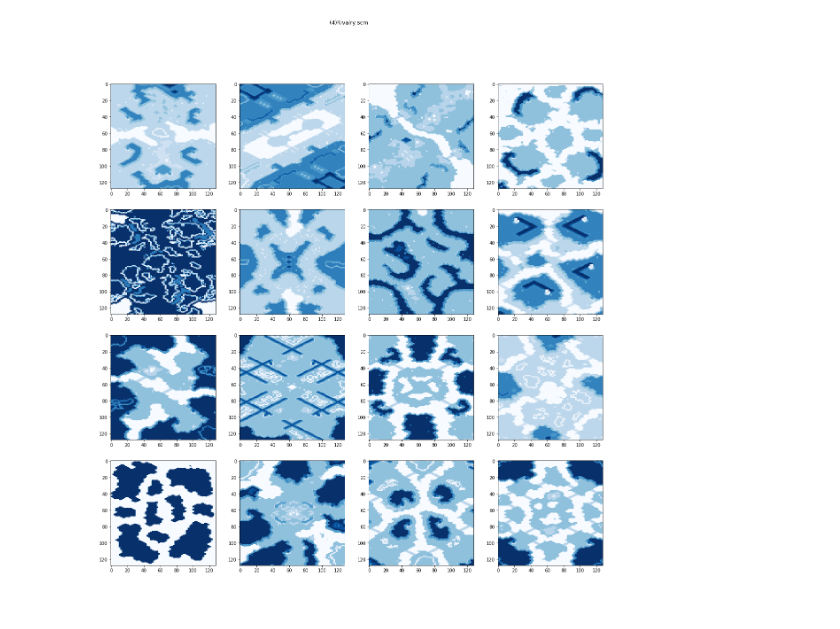
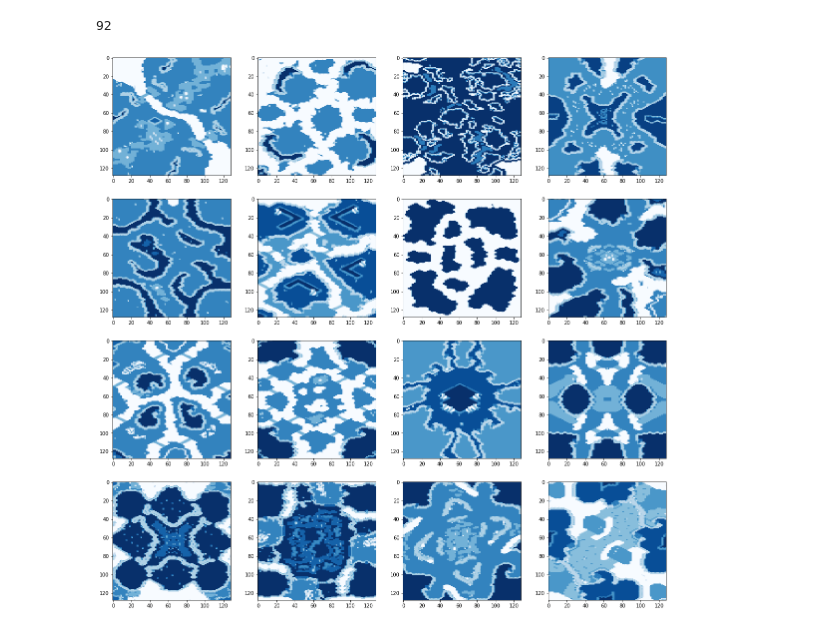
Before and after one commit to joankaradimov/random-map-generator, a Jupyter notebook: model/0-data-exploration.ipynb, the cells around one changed output. Saved outputs shown, nothing was run; the diff lists cells and outputs as text; code cells hidden in the pictures.

```diff
--- a/model/0-data-exploration.ipynb
+++ b/model/0-data-exploration.ipynb
@@ -13,7 +13,7 @@ scenarios += process_scenarios(os.path.join(config.STARCRAFT_ROOT, 'Maps'))
 for directory in config.MAP_DIRECTORIES:
     scenarios += process_scenarios(directory)
 # %%
-four_player_jungle_scenarios = [x for x in scenarios if x.human_players == 4 and x.tileset == Tileset.JUNGLE and x.width == 128 and x.height == 128]
+four_player_jungle_scenarios = [x for x in scenarios if x.alliances == 4 and x.human_players == 4 and x.tileset == Tileset.JUNGLE and x.width == 128 and x.height == 128]
 # %%
 %matplotlib inline
 # %%
@@ -30,17 +31,20 @@ def get_height_map(tile):
     return np.average(minitile_heights(tile.minitiles)) + \
            np.average(minitile_walkability(tile.minitiles) * 0.5) + \
            tile.buildable * 0.2 + 0.0001
+# %%
+len(four_player_jungle_scenarios)
+# %% [output]
+92
 # %%
 plt.figure(figsize=(20, 20))
 
 for i in range(16):
     scenario = four_player_jungle_scenarios[i]
-    height_map = np.vectorize(get_height_map)(scenario.tiles)
+    height_map = get_height_map(scenario.tiles)
 
     plt.subplot(4, 4, i + 1)
-    plt.suptitle(scenario.filename)
     plt.imshow(height_map, cmap=plt.cm.Blues)
 
 plt.show()
 # %% [output]
-[figure, old version]
+[figure, new version]
```
Also changed, not shown: parts of 1 cell of this notebook.
